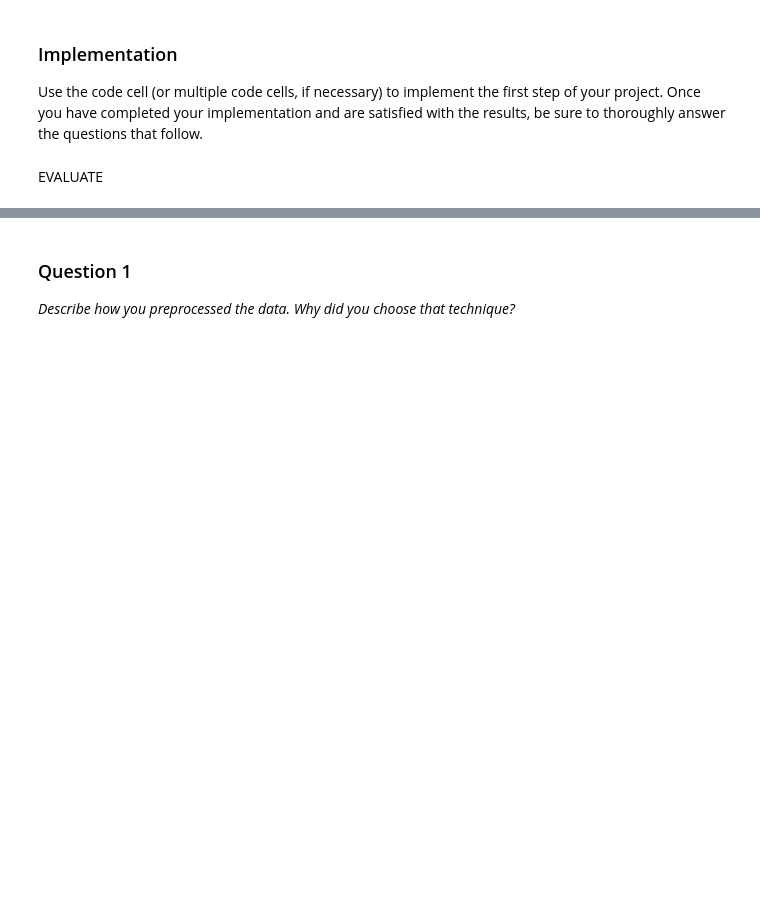
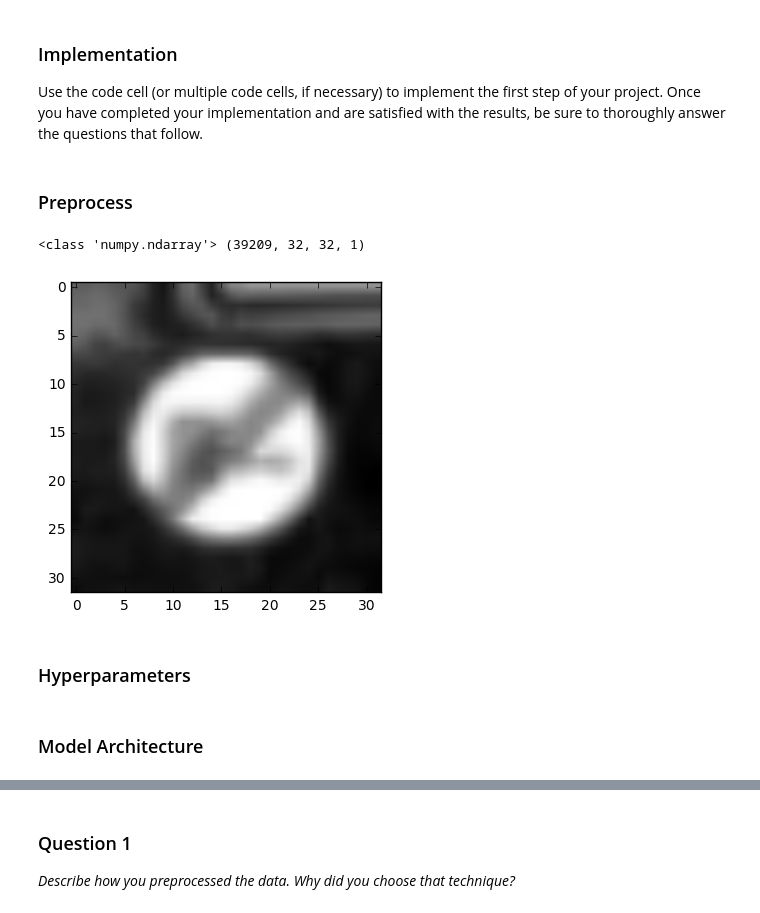
Before and after one commit to e2en/CarND-Traffic-Sign-Classification, a Jupyter notebook: Traffic_Sign_Classifier.ipynb, the cells around one changed output, grey strips where cells are left out. Drawn from its saved outputs; the diff is of its cells as text; code cells hidden in the pictures; blank space fills up the shorter version.

```diff
--- a/Traffic_Sign_Classifier.ipynb
+++ b/Traffic_Sign_Classifier.ipynb
@@ -109,3 +134,26 @@ Here is an example of a [published baseline model on this problem](http://yann.l
 ### Implementation
 
 Use the code cell (or multiple code cells, if necessary) to implement the first step of your project. Once you have completed your implementation and are satisfied with the results, be sure to thoroughly answer the questions that follow.
+# %% [markdown]
+### Preprocess
+# %%
+### Preprocess the data here.
+### Feel free to use as many code cells as needed.
+import cv2
+
+def preprocess_for_nn(data):
+    data=np.mean(data,axis=3) #grayscale convrsion
+    data-=np.mean(data)
+    data/=np.std(data)
+    num_channels=1
+    return data.reshape(-1, image_shape[0], image_shape[1], num_channels).astype(np.float32)
+
+X_train=preprocess_for_nn(X_train)
+plt.imshow(X_train[idx[0][0]].reshape(32,32), cmap='gray')
+
+print(type(X_train),X_train.shape)
+# %% [output]
+<class 'numpy.ndarray'> (39209, 32, 32, 1)
+[figure, added]
+# %% [markdown]
+### Hyperparameters
@@ -112 +173,3 @@ Use the code cell (or multiple code cells, if necessary) to implement the first
+# %% [markdown]
+### Model Architecture
 # %%
@@ -171,5 +232,3 @@ def LeNet(x):
     logits = tf.matmul(fc2, fc3_W) + fc3_b
 
     return logits
-# %% [markdown]
-EVALUATE
```
Also changed, not shown: parts of 10 cells of this notebook.
